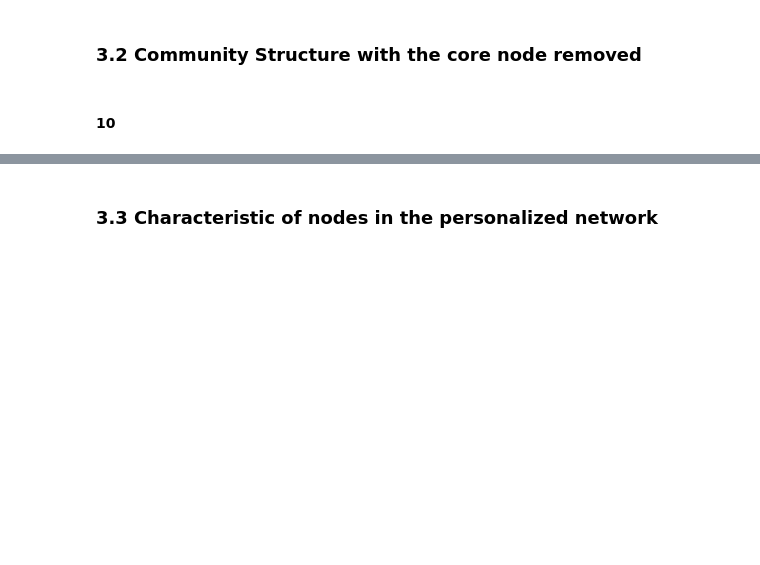
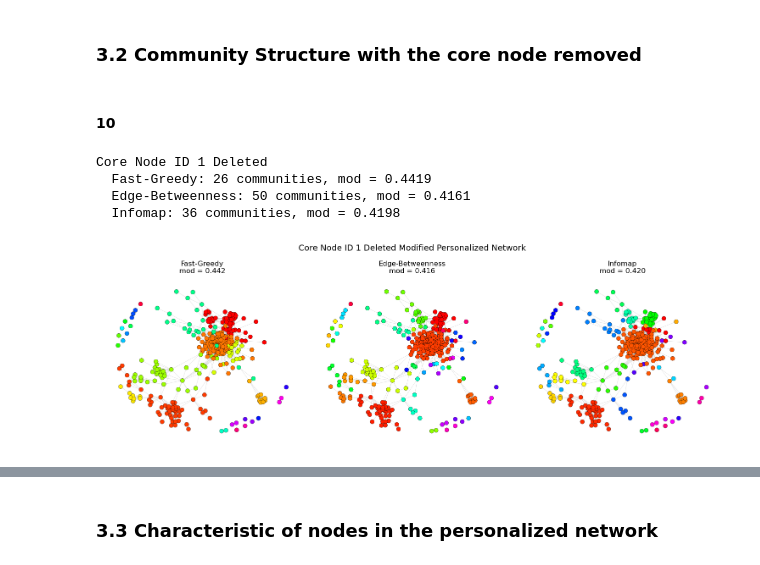
Before and after one commit to enoccer/ECE232E_repo, a Jupyter notebook: Project2/project2.ipynb, the cells around one changed output, grey strips where cells are left out. Saved outputs shown, nothing was run; the diff lists cells and outputs as text; code cells hidden in the pictures; blank space fills up the shorter version.

```diff
--- a/Project2/project2.ipynb
+++ b/Project2/project2.ipynb
@@ -218,3 +223,27 @@ Core Node ID 1087  (|V|=206, |E|=7409)
 ### 3.2 Community Structure with the core node removed
 # %% [markdown]
 #### 10
+# %%
+def plot_node_v2(node_id):
+    pn = g.induced_subgraph([node_id] + g.neighbors(node_id))
+    pn.delete_vertices(0)
+    layout = pn.layout("fr").coords
+
+    results = get_communities(pn)
+
+    print(f"Core Node ID {node_id + 1} Deleted")
+    fig, axes = plt.subplots(1, 3, figsize=(15, 5))
+    for ax, (name, cl) in zip(axes, results.items()):
+        print(f"  {name}: {len(cl)} communities, mod = {cl.modularity:.4f}")
+        draw_network(pn, cl, layout, ax, f"{name}\nmod = {cl.modularity:.3f}")
+    fig.suptitle(f"Core Node ID {node_id + 1} Deleted Modified Personalized Network", fontsize=14)
+    plt.tight_layout()
+    plt.show()
+# %%
+plot_node_v2(0)
+# %% [output]
+Core Node ID 1 Deleted
+  Fast-Greedy: 26 communities, mod = 0.4419
+  Edge-Betweenness: 50 communities, mod = 0.4161
+  Infomap: 36 communities, mod = 0.4198
+[figure, added]
```
Also changed, not shown: parts of 36 cells of this notebook.
